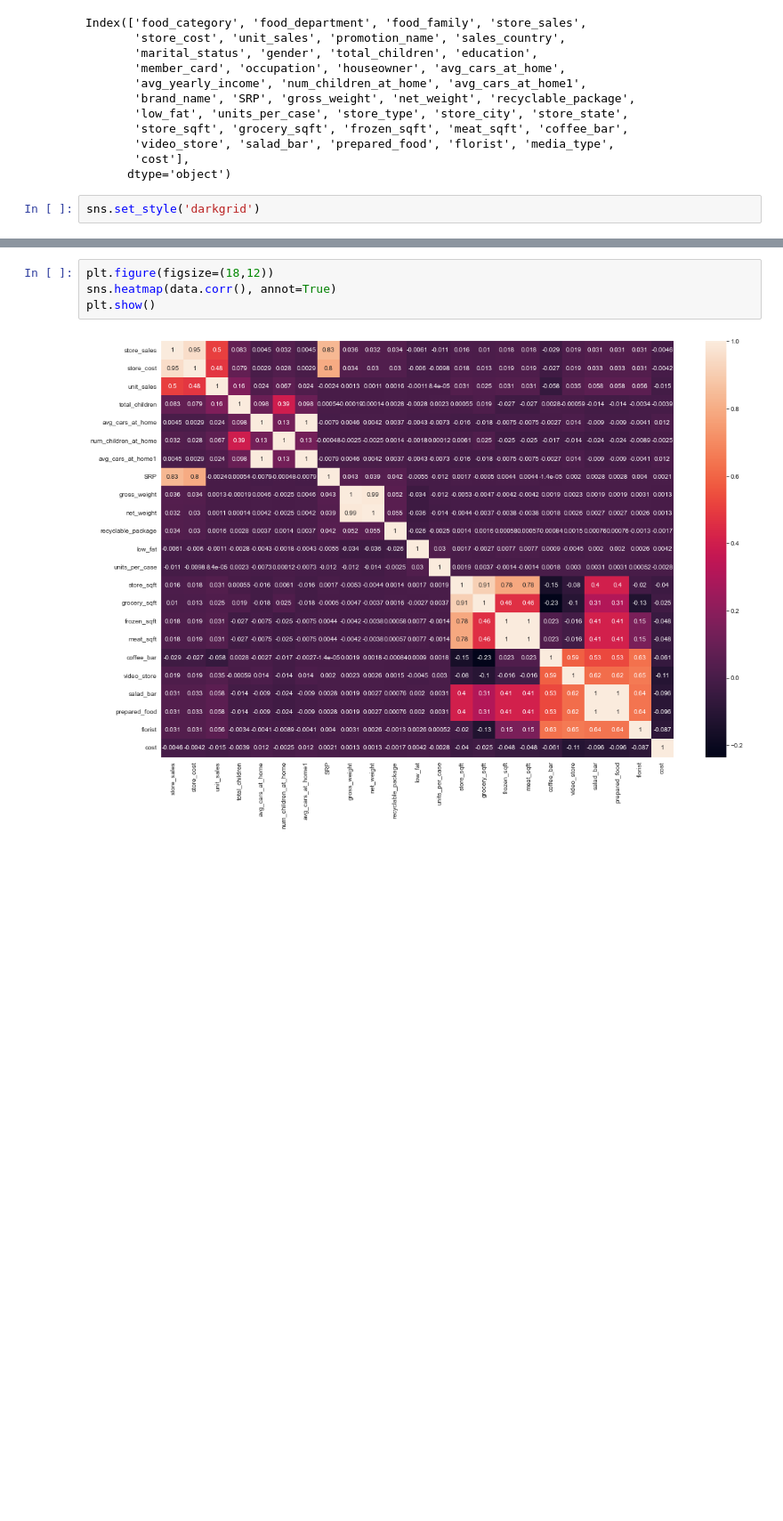
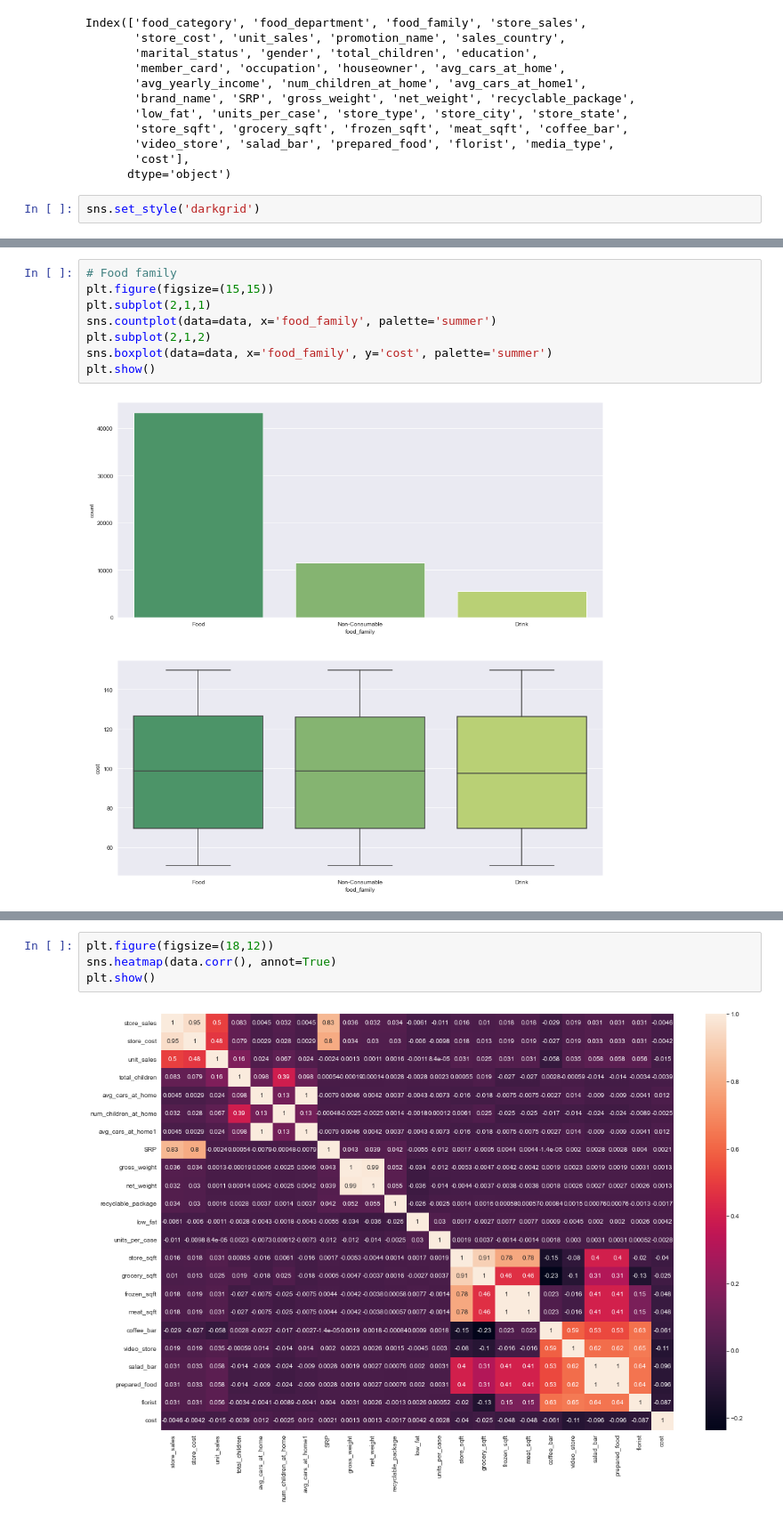
Before and after one commit to francoalarcon00/Customer-Project, a Jupyter notebook: analysis.ipynb, the cells around one changed output, grey strips where cells are left out. Shown at 89% size. Saved outputs shown, nothing was run; the diff lists cells and outputs as text; blank space fills up the shorter version.

```diff
--- a/analysis.ipynb
+++ b/analysis.ipynb
@@ -192,0 +66,10 @@ fig.show()
+# %%
+# Food family
+plt.figure(figsize=(15,15))
+plt.subplot(2,1,1)
+sns.countplot(data=data, x='food_family', palette='summer')
+plt.subplot(2,1,2)
+sns.boxplot(data=data, x='food_family', y='cost', palette='summer')
+plt.show()
+# %% [output]
+[figure, added]
```
Also changed, not shown: parts of 62 cells of this notebook.
